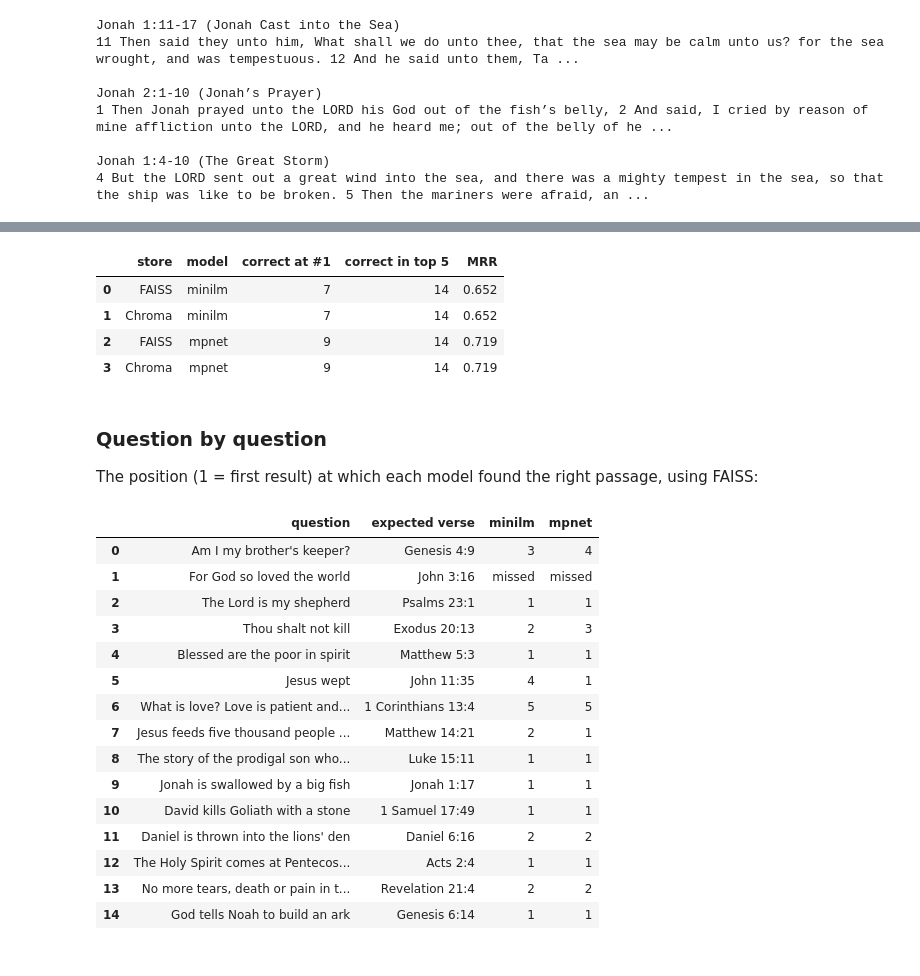
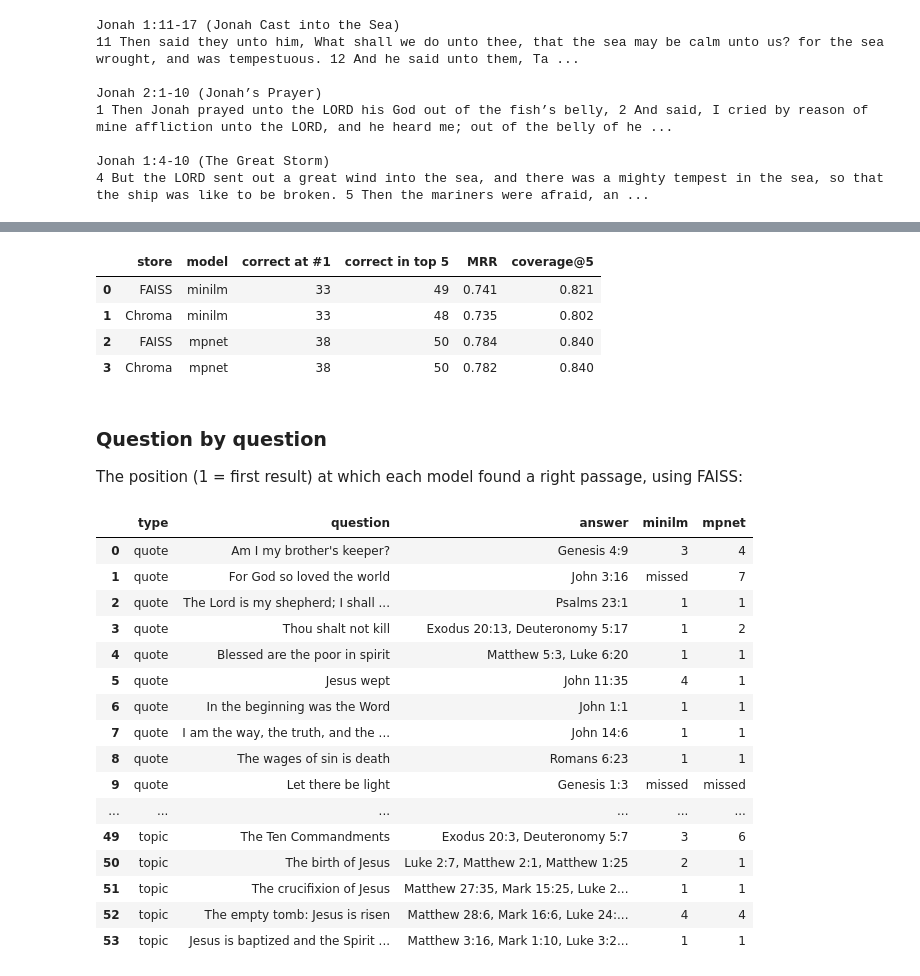
Before and after one commit to Gifted199/KJV-Bible-web-app, a Jupyter notebook: RAG_Retrieval_walkthrough.ipynb, the cells around one changed output, grey strips where cells are left out. Saved outputs shown, nothing was run; the diff lists cells and outputs as text; code cells hidden in the pictures.

```diff
--- a/RAG_Retrieval_walkthrough.ipynb
+++ b/RAG_Retrieval_walkthrough.ipynb
@@ -260,43 +276,48 @@ import pandas as pd
 
 questions = evaluation.load_test_questions(f"{DATA_DIR}/test_questions.json")
 
-rows, ranks = [], {}
+rows, details = [], {}
 for (store, name), retriever in retrievers.items():
-    scores, ranks[(store, name)] = evaluation.evaluate(lambda q: parents_for(retriever.search(q), parents_by_id), questions)
+    scores, details[(store, name)] = evaluation.evaluate(lambda q: parents_for(retriever.search(q, 50), parents_by_id, k=10), questions)
     rows.append({"store": store, "model": name, **scores})
 
 pd.DataFrame(rows)
 # %% [output]
-|  | store | model | correct at #1 | correct in top 5 | MRR |
-| 0 | FAISS | minilm | 7 | 14 | 0.652 |
-| 1 | Chroma | minilm | 7 | 14 | 0.652 |
-| 2 | FAISS | mpnet | 9 | 14 | 0.719 |
-| 3 | Chroma | mpnet | 9 | 14 | 0.719 |
+|  | store | model | correct at #1 | correct in top 5 | MRR | coverage@5 |
+| 0 | FAISS | minilm | 33 | 49 | 0.741 | 0.821 |
+| 1 | Chroma | minilm | 33 | 48 | 0.735 | 0.802 |
+| 2 | FAISS | mpnet | 38 | 50 | 0.784 | 0.840 |
+| 3 | Chroma | mpnet | 38 | 50 | 0.782 | 0.840 |
 # %% [markdown]
 ### Question by question
 
-The position (1 = first result) at which each model found the right passage, using FAISS:
+The position (1 = first result) at which each model found a right passage, using FAISS:
 # %%
+pd.set_option("display.max_rows", 100)
+pd.set_option("display.max_colwidth", 70)
+
 pd.DataFrame({
+    "type": [q["type"] for q in questions],
     "question": [q["question"] for q in questions],
-    "expected verse": [f'{q["book"]} {q["chapter"]}:{q["verse"]}' for q in questions],
-    **{name: [r if r else "missed" for r in ranks[("FAISS", name)]] for name in embeddings.MODELS},
+    "answer": [", ".join(q["answers"]) for q in questions],
+    **{name: [d["rank"] or "missed" for d in details[("FAISS", name)]] for name in embeddings.MODELS},
 })
 # %% [output]
-|  | question | expected verse | minilm | mpnet |
-| 0 | Am I my brother's keeper? | Genesis 4:9 | 3 | 4 |
-| 1 | For God so loved the world | John 3:16 | missed | missed |
-| 2 | The Lord is my shepherd | Psalms 23:1 | 1 | 1 |
-| 3 | Thou shalt not kill | Exodus 20:13 | 2 | 3 |
-| 4 | Blessed are the poor in spirit | Matthew 5:3 | 1 | 1 |
-| 5 | Jesus wept | John 11:35 | 4 | 1 |
-| 6 | What is love? Love is patient and... | 1 Corinthians 13:4 | 5 | 5 |
-| 7 | Jesus feeds five thousand people ... | Matthew 14:21 | 2 | 1 |
-| 8 | The story of the prodigal son who... | Luke 15:11 | 1 | 1 |
-| 9 | Jonah is swallowed by a big fish | Jonah 1:17 | 1 | 1 |
-| 10 | David kills Goliath with a stone | 1 Samuel 17:49 | 1 | 1 |
-| 11 | Daniel is thrown into the lions' den | Daniel 6:16 | 2 | 2 |
-| 12 | The Holy Spirit comes at Pentecos... | Acts 2:4 | 1 | 1 |
-| 13 | No more tears, death or pain in t... | Revelation 21:4 | 2 | 2 |
-| 14 | God tells Noah to build an ark | Genesis 6:14 | 1 | 1 |
+|  | type | question | answer | minilm | mpnet |
+| 0 | quote | Am I my brother's keeper? | Genesis 4:9 | 3 | 4 |
+| 1 | quote | For God so loved the world | John 3:16 | missed | 7 |
+| 2 | quote | The Lord is my shepherd; I shall ... | Psalms 23:1 | 1 | 1 |
+| 3 | quote | Thou shalt not kill | Exodus 20:13, Deuteronomy 5:17 | 1 | 2 |
+| 4 | quote | Blessed are the poor in spirit | Matthew 5:3, Luke 6:20 | 1 | 1 |
+| 5 | quote | Jesus wept | John 11:35 | 4 | 1 |
+| 6 | quote | In the beginning was the Word | John 1:1 | 1 | 1 |
+| 7 | quote | I am the way, the truth, and the ... | John 14:6 | 1 | 1 |
+| 8 | quote | The wages of sin is death | Romans 6:23 | 1 | 1 |
+| 9 | quote | Let there be light | Genesis 1:3 | missed | missed |
+| ... | ... | ... | ... | ... | ... |
+| 49 | topic | The Ten Commandments | Exodus 20:3, Deuteronomy 5:7 | 3 | 6 |
+| 50 | topic | The birth of Jesus | Luke 2:7, Matthew 2:1, Matthew 1:25 | 2 | 1 |
+| 51 | topic | The crucifixion of Jesus | Matthew 27:35, Mark 15:25, Luke 2... | 1 | 1 |
+| 52 | topic | The empty tomb: Jesus is risen | Matthew 28:6, Mark 16:6, Luke 24:... | 4 | 4 |
+| 53 | topic | Jesus is baptized and the Spirit ... | Matthew 3:16, Mark 1:10, Luke 3:2... | 1 | 1 |
 # %% [markdown]
```
Also changed, not shown: parts of 12 cells of this notebook, 18 other files.
